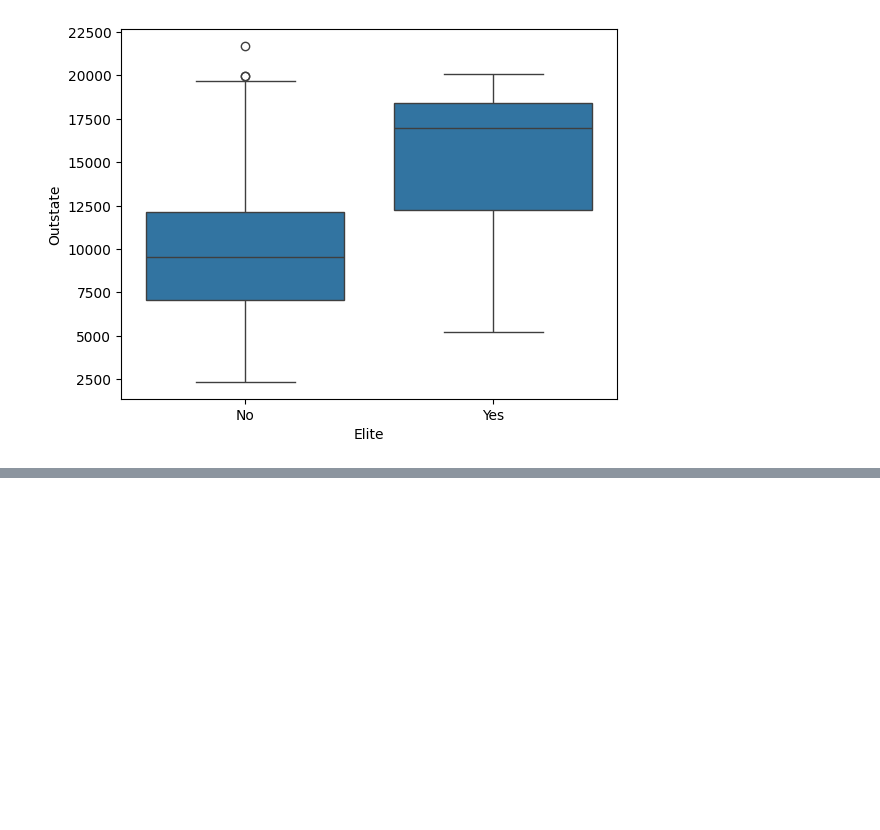
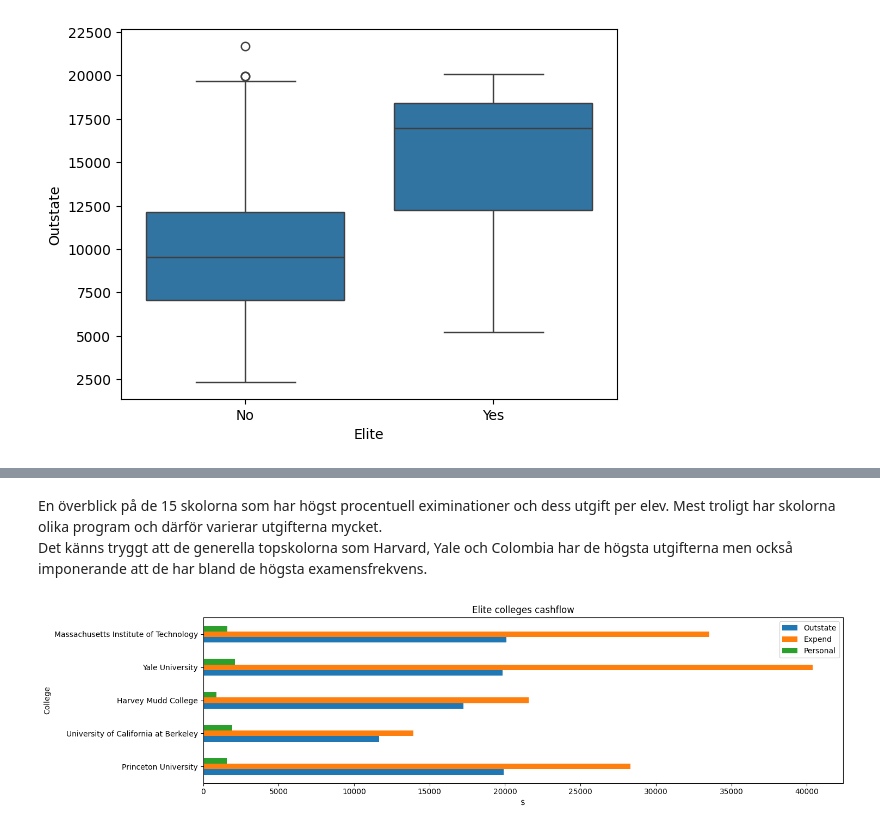
Before and after one commit to MrEcE0046/AI-ML-Grundkunskaper, a Jupyter notebook: Databehandling/labs/labs1.ipynb, the cells around one changed output, grey strips where cells are left out. Drawn from its saved outputs; the diff is of its cells as text; code cells hidden in the pictures; blank space fills up the shorter version.

```diff
--- a/Databehandling/labs/labs1.ipynb
+++ b/Databehandling/labs/labs1.ipynb
@@ -95,0 +140,14 @@ Text(0.5, 1.0, 'Teachers with PhD')
+# %% [markdown]
+En överblick på de 15 skolorna som har högst procentuell eximinationer och dess utgift per elev. Mest troligt har skolorna olika program och därför varierar utgifterna mycket.\
+Det känns tryggt att de generella topskolorna som Harvard, Yale och Colombia har de högsta utgifterna men också imponerande att de har bland de högsta examensfrekvens.
+# %%
+elite = college.sort_values("Top10perc").tail()
+
+top_elite_budget = elite[["Outstate","Expend","Personal"]]
+
+top_elite_budget.plot(kind="barh", figsize=(15,4))
+plt.title("Elite colleges cashflow")
+plt.xlabel("$")
+plt.tight_layout()
+# %% [output]
+[figure, added]
```
Also changed, not shown: parts of 21 cells of this notebook, 2 other files.
